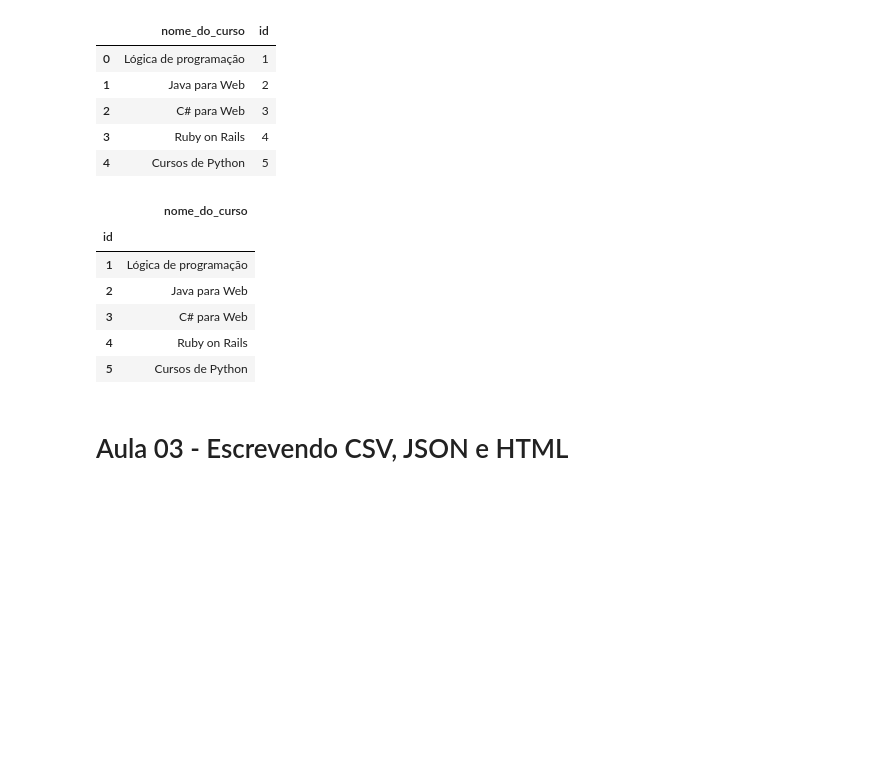
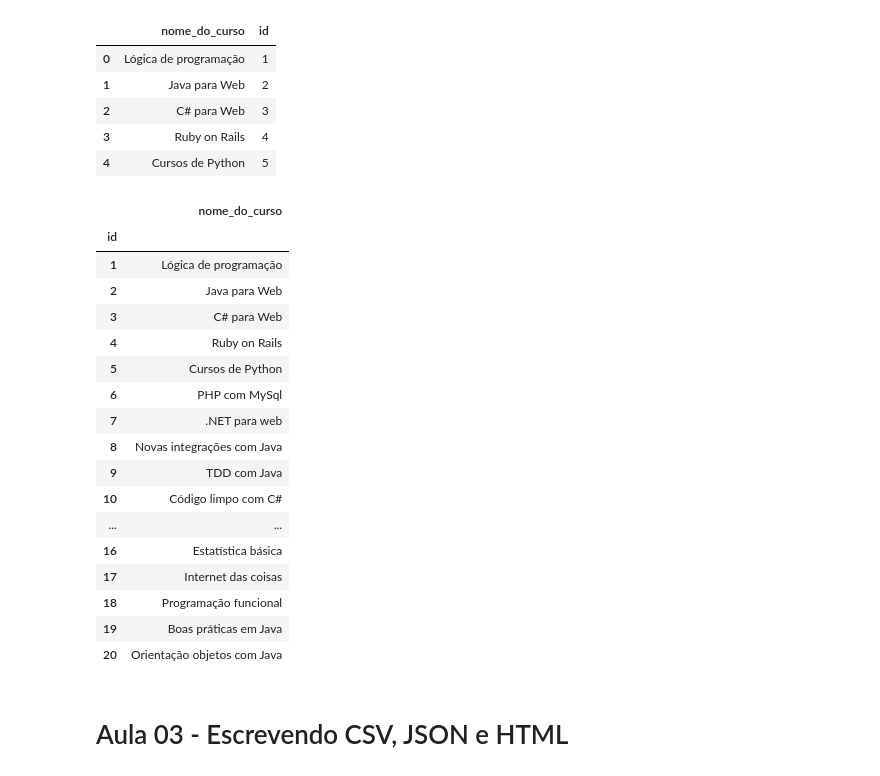
Before and after one commit to DacioMP/python_para_data_science, a Jupyter notebook: pandas_formatos_diferentes_de_entrada_e_saida/aulas.ipynb, the cells around one changed output. Cells and saved outputs as stored; diff of their text form; code cells hidden in the pictures; blank space fills up the shorter version.

```diff
--- a/pandas_formatos_diferentes_de_entrada_e_saida/aulas.ipynb
+++ b/pandas_formatos_diferentes_de_entrada_e_saida/aulas.ipynb
@@ -212,15 +218,26 @@ cursos.head(5)
 # id como index
 cursos = cursos.set_index('id')
 # %%
-cursos.head()
+cursos
 # %% [output]
 |  | nome_do_curso |
 | id |  |
 | 1 | Lógica de programação |
 | 2 | Java para Web |
 | 3 | C# para Web |
 | 4 | Ruby on Rails |
 | 5 | Cursos de Python |
+| 6 | PHP com MySql |
+| 7 | .NET para web |
+| 8 | Novas integrações com Java |
+| 9 | TDD com Java |
+| 10 | Código limpo com C# |
+| ... | ... |
+| 16 | Estatística básica |
+| 17 | Internet das coisas |
+| 18 | Programação funcional |
+| 19 | Boas práticas em Java |
+| 20 | Orientação objetos com Java |
 # %% [markdown]
 # Aula 03 - Escrevendo CSV, JSON e HTML
 # %% [markdown]
```
Also changed, not shown: parts of 36 cells of this notebook, 1 other file.
